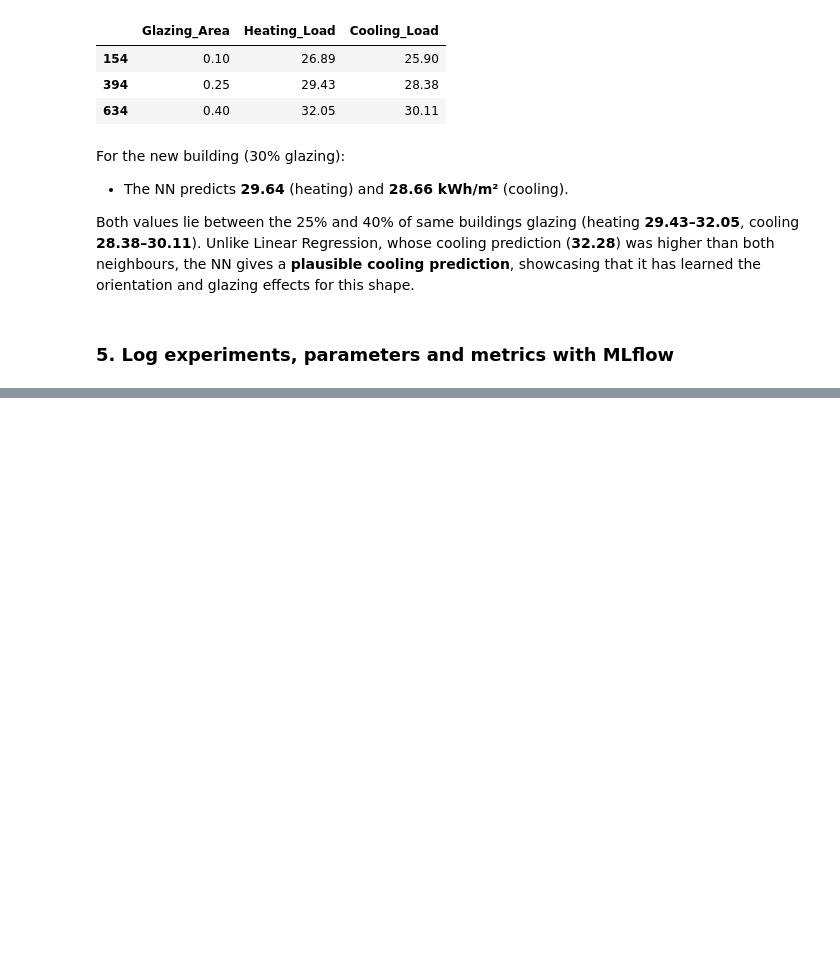
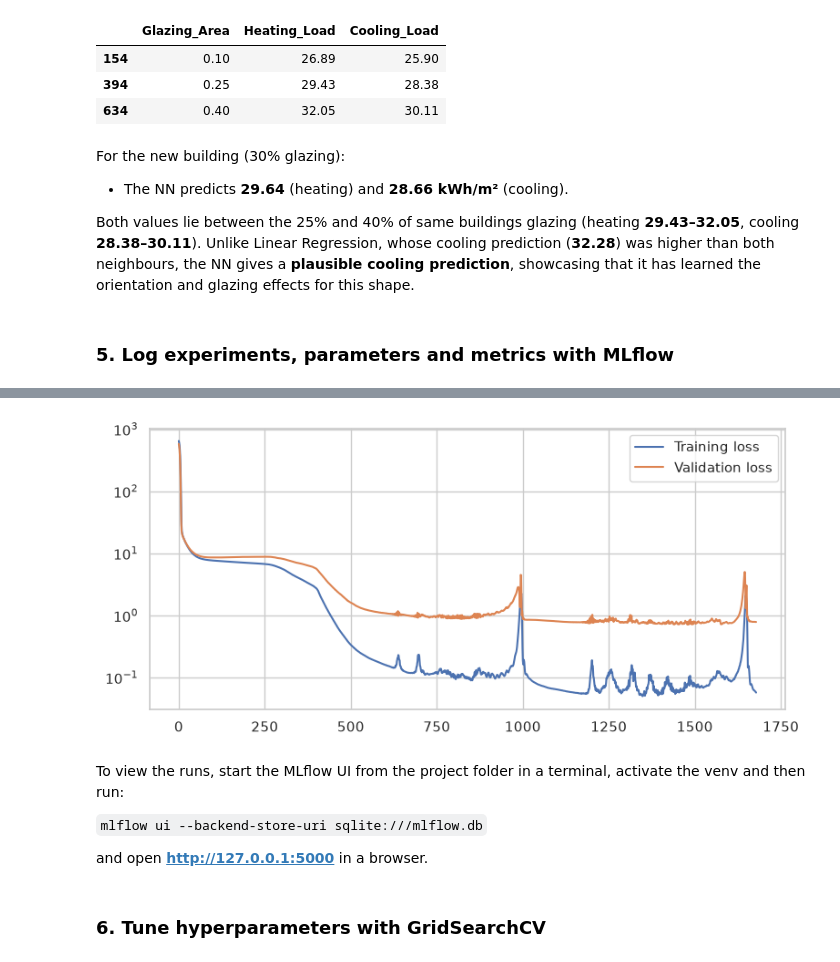
Before and after one commit to iemkhizer/energy-efficiency-regression, a Jupyter notebook: DS25-AS2-ID.ipynb, the cells around one changed output, grey strips where cells are left out. Cells and saved outputs as stored; diff of their text form; code cells hidden in the pictures; blank space fills up the shorter version.

```diff
--- a/DS25-AS2-ID.ipynb
+++ b/DS25-AS2-ID.ipynb
@@ -1126,0 +1129,34 @@ Unlike Linear Regression, whose cooling prediction (**32.28**) was higher than b
+# %%
+import mlflow
+
+mlflow.set_experiment("Energy Efficiency Regression")
+
+with mlflow.start_run(run_name = "NN 64-32"):
+    mlflow.log_params({
+        "hidden_layers": "64-32",
+        "activation": "relu",
+        "optimizer": "adam",
+        "learning_rate": 0.001,
+        "batch_size": 32,
+        "epochs": 2000,
+        "patience": 200,
+        "validation_split": 0.2,
+        "epochs_run": len(history.history["loss"])
+    })
+
+    mlflow.log_metrics({
+        "test_mse_heating": nn_row["MSE (Heating)"],
+        "test_r2_heating": nn_row["R² (Heating)"],
+        "test_mse_cooling": nn_row["MSE (Cooling)"],
+        "test_r2_cooling": nn_row["R² (Cooling)"],
+        "best_val_loss": min(history.history["val_loss"]),
+    })
+
+    fig, ax = plt.subplots(figsize=(9, 4))
+    ax.plot(history.history["loss"], label="Training loss")
+    ax.plot(history.history["val_loss"], label="Validation loss")
+    ax.set_yscale("log"); ax.legend()
+    mlflow.log_figure(fig, "learning_curve.png")
+
+    mlflow.keras.log_model(model, name="model")
+# %% [output]
@@ -1126,0 +1164,9 @@ Unlike Linear Regression, whose cooling prediction (**32.28**) was higher than b
+[figure, added]
+# %% [markdown]
+To view the runs, start the MLflow UI from the project folder in a terminal, activate the venv and then run:
+
+`mlflow ui --backend-store-uri sqlite:///mlflow.db`
+
+and open **http://127.0.0.1:5000** in a browser.
+# %% [markdown]
+### 6. Tune hyperparameters with GridSearchCV
```
Also changed, not shown: parts of 36 cells of this notebook, 3 other files.
